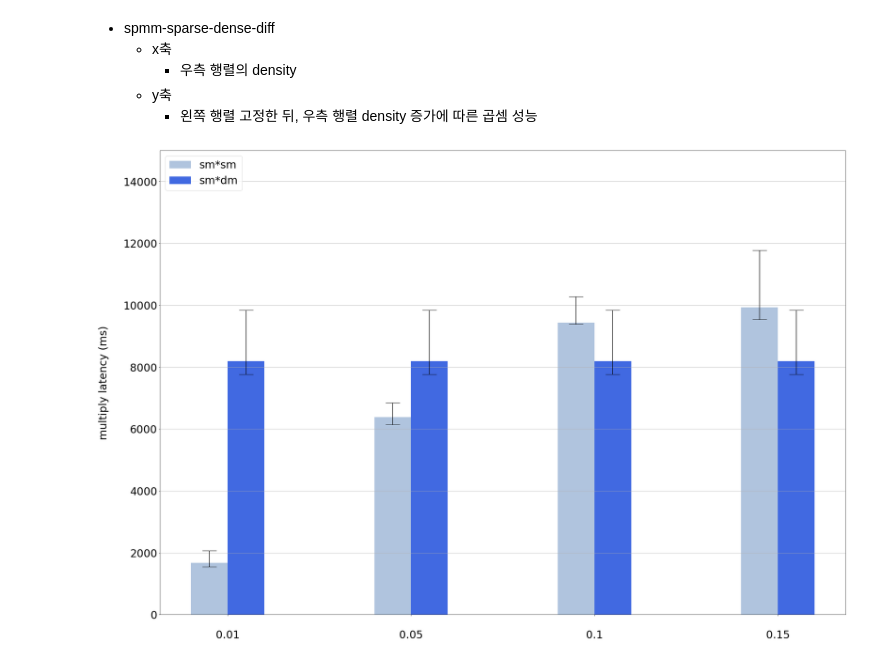
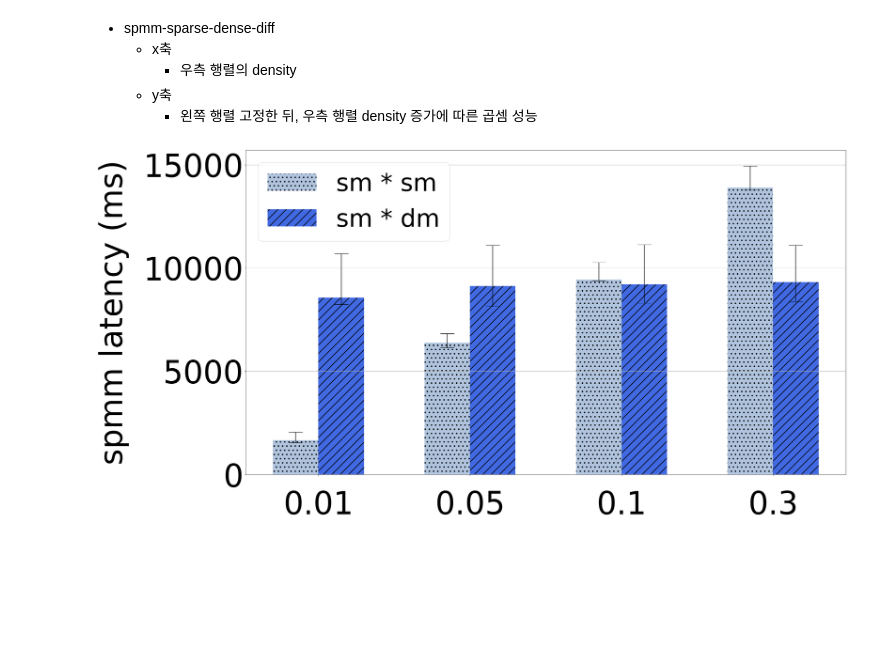
Before and after one commit to unhochoi/sparse-matrix-multiplication, a Jupyter notebook: figure/pyplot/spmm-sparse-dense-diff.ipynb, the cells around one changed output. Drawn from its saved outputs; the diff is of its cells as text; code cells hidden in the pictures; blank space fills up the shorter version.

Commit message:
add figure

```diff
--- a/figure/pyplot/spmm-sparse-dense-diff.ipynb
+++ b/figure/pyplot/spmm-sparse-dense-diff.ipynb
@@ -9,16 +9,22 @@ import matplotlib.pyplot as plt
 import numpy as np
 import pandas as pd
 
-plt.rcParams.update({'font.size': 30}) # 폰트사이즈 디폴트 설정
+plt.rc('axes', labelsize=90)   # x,y축 label 폰트 크기
+plt.rc('xtick', labelsize=90)  # x축 눈금 폰트 크기
+plt.rc('ytick', labelsize=90)  # y축 눈금 폰트 크기
+plt.rc('legend', fontsize=70)  # 범례 폰트 크기
+plt.rcParams['hatch.linewidth'] = 2 # bar pattern 두께
 
-r_sm_density = ["0.01", "0.05", "0.1", "0.15"]
+
+r_sm_density = ["0.01", "0.05", "0.1", "0.3"]
+
 
 ################################# ax1 좌측 y ####################################################
 
 # r_sm 의 density에 따른 sm * sm latency
-sm_sm_latency = [1671.02, 6378.76, 9436.93, 9925.29]
-sm_sm_min_latency = [1543, 6136, 9391, 9540]
-sm_sm_max_latency = [2059, 6838, 10272, 11772]
+sm_sm_latency = [1671.02, 6378.76, 9436.93, 13896.9]
+sm_sm_min_latency = [1543, 6136, 9391, 13768]
+sm_sm_max_latency = [2059, 6838, 10272, 14950]
 df = pd.DataFrame({'r_sm_density':r_sm_density,'sm_sm_latency':sm_sm_latency, 'sm_sm_min_latency': sm_sm_min_latency, 'sm_sm_max_latency': sm_sm_max_latency})
 
 # 평균과 최소, 최대 간의 차이
@@ -27,42 +33,43 @@ df['maxgap'] = df.sm_sm_max_latency - df.sm_sm_latency
 yerr_sm_sm = df[['mingap', 'maxgap']].T.to_numpy()
 
 # r_sm 의 density에 따른 sm * dm latency
-sm_dm_latency = [8184.82, 8184.82, 8184.82, 8184.82]
-sm_dm_min_latency = [7761, 7761, 7761, 7761]
-sm_dm_max_latency = [9836, 9836, 9836, 9836]
+sm_dm_latency = [8559.22, 9135.28, 9193.32, 9317.78]
+sm_dm_min_latency = [8229, 8127, 8307, 8390]
+sm_dm_max_latency = [10690, 11101, 11125, 11102]
 df = pd.DataFrame({'r_sm_density':r_sm_density,'sm_dm_latency':sm_dm_latency, 'sm_dm_min_latency': sm_dm_min_latency, 'sm_dm_max_latency': sm_dm_max_latency})
 
 # 평균과 최소, 최대 간의 차이
 df['mingap'] = df.sm_dm_latency - df.sm_dm_min_latency
 df['maxgap'] = df.sm_dm_max_latency - df.sm_dm_latency
 yerr_sm_dm = df[['mingap', 'maxgap']].T.to_numpy()
 
 ################################# x축 및 전체 figure 설정 ####################################################
 
 x = np.arange(len(r_sm_density)) # x축 인덱스
-width = 0.2 # bar 넓이
+width = 0.3 # bar 넓이
 
-fig, ax1 = plt.subplots(figsize=(30,20)) # figure 및 subplot 선언
+fig, ax1 = plt.subplots(figsize=(30,15)) # figure 및 subplot 선언
 
 # 각 bar 의 중심 지정
-bar1 = ax1.bar(x - 0.1, sm_sm_latency, width, yerr=yerr_sm_sm, label='sm*sm', color='lightsteelblue', capsize=20)
-bar2 = ax1.bar(x + 0.1, sm_dm_latency, width, yerr=yerr_sm_dm, label='sm*dm', color='royalblue', capsize=20)
+bar1 = ax1.bar(x - 0.15, sm_sm_latency, width, yerr=yerr_sm_sm, hatch='.', label='sm * sm', color='lightsteelblue', capsize=20)
+bar2 = ax1.bar(x + 0.15, sm_dm_latency, width, yerr=yerr_sm_dm, hatch='/', label='sm * dm', color='royalblue', capsize=20)
 
 ################################# ax1 ####################################################
 
 ax1.set_xticks(x) # x축 인덱스
 ax1.set_xticklabels(r_sm_density) # x축 label 이름
 ax1.tick_params(axis='x',pad=40) # x축 label pad
 
 ax1.yaxis.grid(True) # y축만 grid 사용
-ax1.set_ylim([0, 15000])  # 좌측 y축 범위 설정
-ax1.set_ylabel('multiply latency (ms)', labelpad=40) # ax1 ylabel 설정
+#ax1.set_ylim([0, 16000])  # 좌측 y축 범위 설정
+#ax1.set_yticks([0, 5000,16000])
+ax1.set_ylabel('spmm latency (ms)', labelpad=40) # ax1 ylabel 설정
 
 #ax1.set_title('spmm sparse dense diff', pad=40) # ax1 title 설정
 ax1.legend(loc="upper left") # 범례 표시
 
 fig.tight_layout()
 fig.savefig('./spmm-sparse-dense-diff.png')
 plt.show()
 # %% [output]
-[figure, old version]
+[figure, new version]
```
Also changed, not shown: 14 other files.
